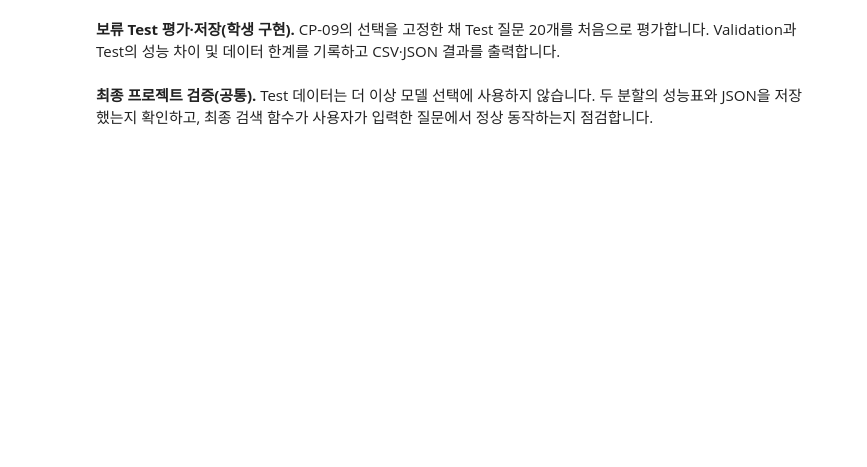
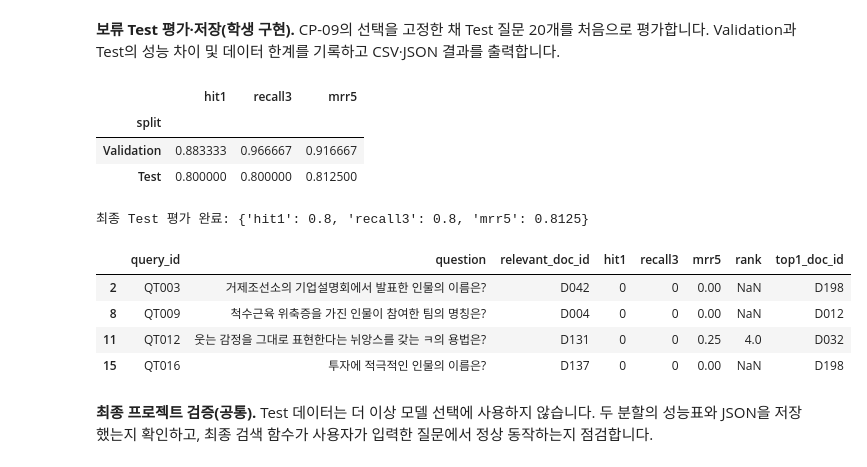
Before and after one commit to Gotti0/ai-mini-projects, a Jupyter notebook: mini-project-02/code/NLP_BERT_MiniProject_Student.ipynb, the cells around one changed output. Drawn from its saved outputs; the diff is of its cells as text; code cells hidden in the pictures; blank space fills up the shorter version.

```diff
--- a/mini-project-02/code/NLP_BERT_MiniProject_Student.ipynb
+++ b/mini-project-02/code/NLP_BERT_MiniProject_Student.ipynb
@@ -832,6 +979,16 @@ def search_docs(query, k=3, method=SELECTED_METHOD):
     # TODO 10-1. method가 'tfidf'라면 search_tfidf(), 'bert'라면 search_bert(),
     #              'sbert'라면 search_sbert()를 호출하도록 작성하세요.
     # TODO 10-2. 세 방법 모두 동일한 rank/doc_id/score/text 구조로 반환하세요.
-    raise NotImplementedError('CP-10 최종 search_docs()를 구현하세요.')
+    dispatch = {
+        'tfidf': search_tfidf,
+        'bert': search_bert,
+        'sbert': search_sbert,
+    }
+    if method not in dispatch:
+        raise ValueError(f'지원하지 않는 검색 방식입니다: {method}')
+    return dispatch[method](query, k=k)
 
 # TODO 10-3. 본인이 만든 새로운 질문 한 개로 search_docs() Top-3를 확인하세요.
+custom_query = '전기차 배터리 용량과 관련된 내용이 담긴 문서는 무엇인가요?'
+print(f'사용자 질문 ({SELECTED_METHOD}): {custom_query}')
+display(pd.DataFrame(search_docs(custom_query, k=3)))
@@ -840,16 +1003,54 @@ def search_docs(query, k=3, method=SELECTED_METHOD):
 # %%
 # [학생 구현] CP-10 — 보류 Test 최종 평가 (이 셀에서 Test 정답을 처음 사용)
 test_df = pd.read_csv(TEST_FILE, dtype={'query_id': str, 'relevant_doc_id': str}).fillna('')
 assert len(test_df) == 20
 # TODO 10-4. SELECTED_METHOD를 바꾸지 않고 search_docs()로 Test 질문 20개를 평가하고
 #            결과를 test_summary, test_detail이라는 이름으로 받으세요.
+test_summary, test_detail = evaluate_search(search_docs, test_df)
+
 # TODO 10-5. comparison_df의 선택 모델 Validation 점수와 Test 점수를 final_compare라는 DataFrame으로
 #            정리하세요. 행은 Validation, Test 두 개입니다.
+val_row = comparison_df.loc[SELECTED_METHOD, ['hit1', 'recall3', 'mrr5']].to_dict()
+final_compare = pd.DataFrame(
+    [val_row, test_summary],
+    index=['Validation', 'Test'],
+)[['hit1', 'recall3', 'mrr5']]
+final_compare.index.name = 'split'
+display(final_compare)
+
 # TODO 10-6. final_compare는 TABLES / 'cp10_validation_test_comparison.csv'로,
 #            test_detail은 TABLES / 'cp10_test_query_results.csv'로 저장하세요.
+final_compare.to_csv(TABLES / 'cp10_validation_test_comparison.csv', encoding='utf-8-sig')
+test_detail.to_csv(TABLES / 'cp10_test_query_results.csv', index=False, encoding='utf-8-sig')
+
 # TODO 10-7. 선택 방법, 우선 지표, Validation·Test 점수를 REPORTS / 'cp10_final_report.json'에 저장하세요.
 # [주의] 검증 셀이 위 변수 이름과 파일 이름을 그대로 확인합니다.
-raise NotImplementedError('CP-10 최종 Test 평가 및 CSV/JSON 저장을 완성하세요.')
+final_report = {
+    'selected_method': SELECTED_METHOD,
+    'priority_metric': PRIORITY_METRIC,
+    'use_case': USE_CASE,
+    'selection_reason': SELECTION_REASON,
+    'validation_metrics': {k: float(v) for k, v in val_row.items()},
+    'test_metrics': {k: float(v) for k, v in test_summary.items()},
+    'num_validation_queries': int(len(valid_df)),
+    'num_test_queries': int(len(test_df)),
+}
+(REPORTS / 'cp10_final_report.json').write_text(
+    json.dumps(final_report, ensure_ascii=False, indent=2), encoding='utf-8'
+)
+print('최종 Test 평가 완료:', test_summary)
+display(test_detail[test_detail['hit1'] == 0])
+# %% [output]
+|  | hit1 | recall3 | mrr5 |
+| split |  |  |  |
+| Validation | 0.883333 | 0.966667 | 0.916667 |
+| Test | 0.800000 | 0.800000 | 0.812500 |
+최종 Test 평가 완료: {'hit1': 0.8, 'recall3': 0.8, 'mrr5': 0.8125}
+|  | query_id | question | relevant_doc_id | hit1 | recall3 | mrr5 | rank | top1_doc_id |
+| 2 | QT003 | 거제조선소의 기업설명회에서 발표한 인물의 이름은? | D042 | 0 | 0 | 0.00 | NaN | D198 |
+| 8 | QT009 | 척수근육 위축증을 가진 인물이 참여한 팀의 명칭은? | D004 | 0 | 0 | 0.00 | NaN | D012 |
+| 11 | QT012 | 웃는 감정을 그대로 표현한다는 뉘앙스를 갖는 ㅋ의 용법은? | D131 | 0 | 0 | 0.25 | 4.0 | D032 |
+| 15 | QT016 | 투자에 적극적인 인물의 이름은? | D137 | 0 | 0 | 0.00 | NaN | D198 |
 # %% [markdown]
 **최종 프로젝트 검증(공통).** Test 데이터는 더 이상 모델 선택에 사용하지 않습니다. 두 분할의 성능표와 JSON을 저장했는지 확인하고, 최종 검색 함수가 사용자가 입력한 질문에서 정상 동작하는지 점검합니다.
 # %%
```
Also changed, not shown: parts of 14 cells of this notebook, 16 other files.
